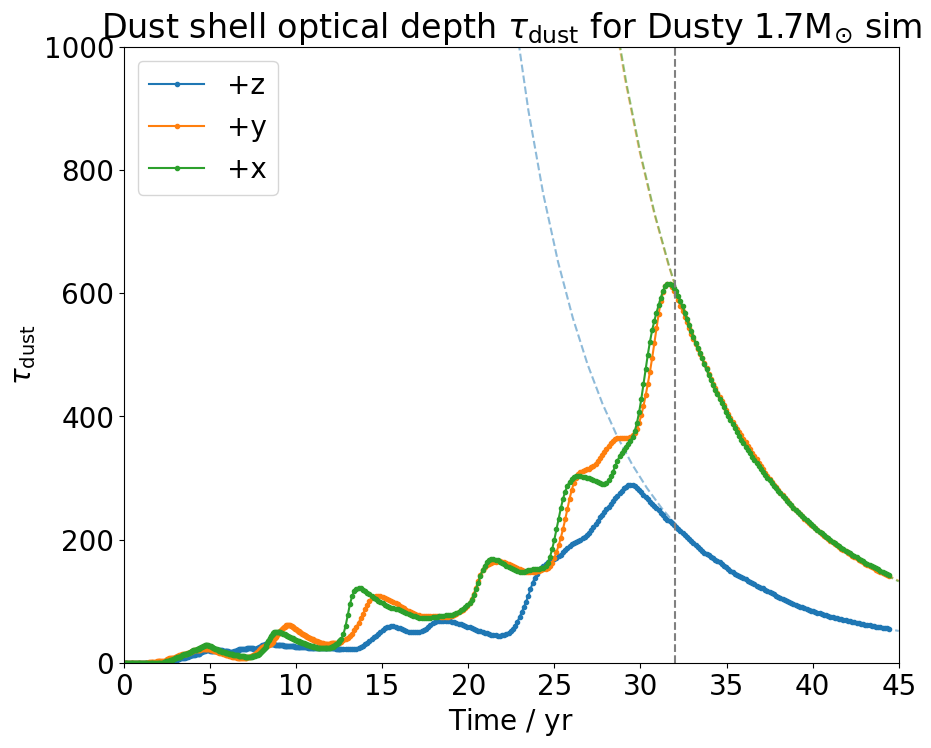
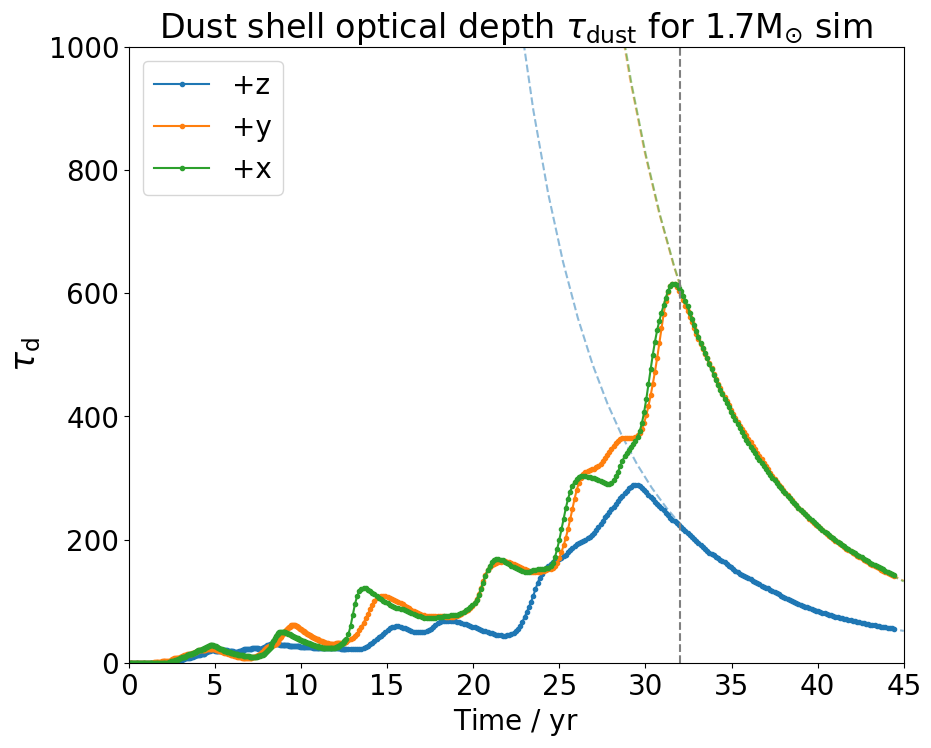
The notebook cell's code change between the first figure and the second:
--- before
+++ after
@@ -54,5 +54,5 @@
         # ax.set_ylim((0, 400))
         ax.set_xlabel(f"Time / {xs.unit.to_string('latex_inline')}")
-        ax.set_ylabel(f"$\\tau_\\mathrm{{dust}}$")
+        ax.set_ylabel(f"$\\tau_\\mathrm{{d}}$", fontsize=24)
         ax.legend(loc='upper left')
         ax.set_ylim((0, 1000))

Commit: Run; Update for paper